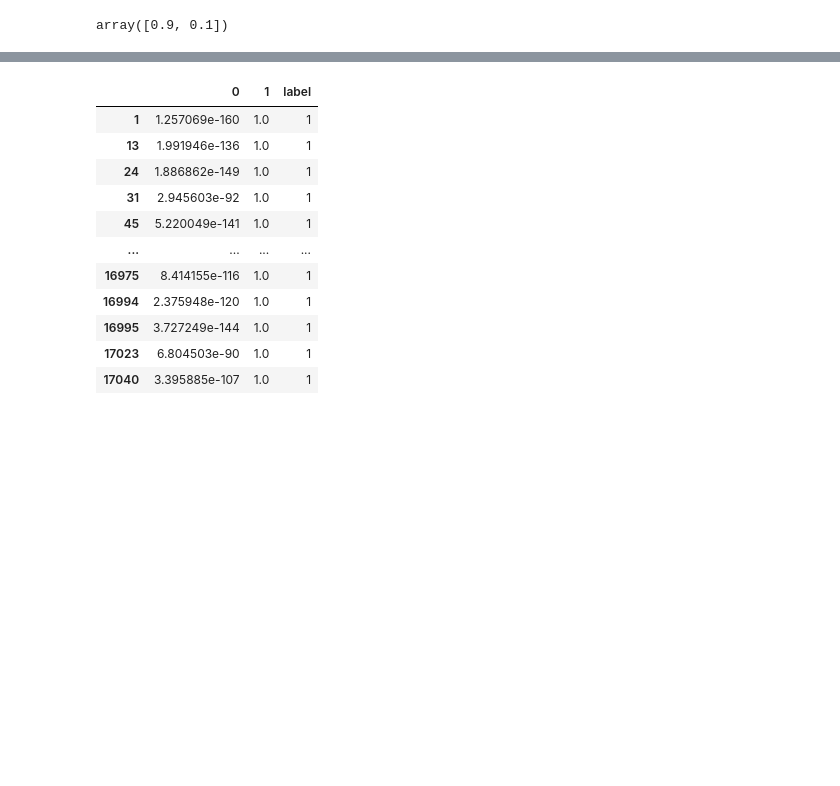
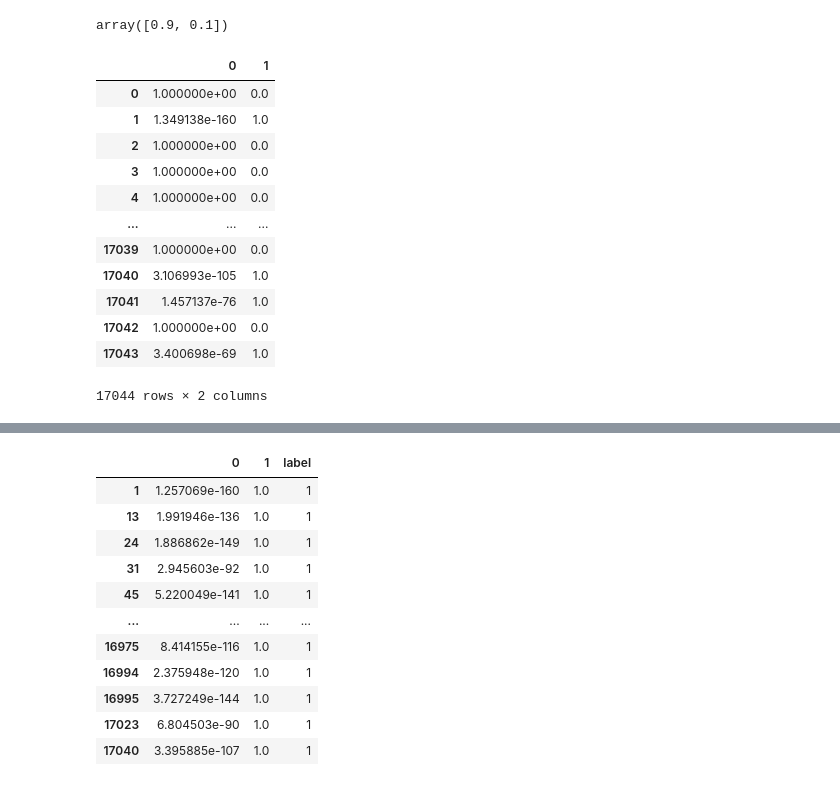
Before and after one commit to metalkutz/juanito_v2.0, a Jupyter notebook: mod_naiveBayes.ipynb, the cells around one changed output, grey strips where cells are left out. Drawn from its saved outputs; the diff is of its cells as text; code cells hidden in the pictures; blank space fills up the shorter version.

```diff
--- a/mod_naiveBayes.ipynb
+++ b/mod_naiveBayes.ipynb
@@ -50,7 +53,21 @@ gnb.class_prior_
 array([0.9, 0.1])
 # %%
 #Probabilidad que tiene cada licitación de pertenecer a cada clase
-prob= pd.DataFrame(gnb.predict_proba(X_test))
+pd.DataFrame(gnb.predict_proba(X_test))
+# %% [output]
+|  | 0 | 1 |
+| 0 | 1.000000e+00 | 0.0 |
+| 1 | 1.349138e-160 | 1.0 |
+| 2 | 1.000000e+00 | 0.0 |
+| 3 | 1.000000e+00 | 0.0 |
+| 4 | 1.000000e+00 | 0.0 |
+| ... | ... | ... |
+| 17039 | 1.000000e+00 | 0.0 |
+| 17040 | 3.106993e-105 | 1.0 |
+| 17041 | 1.457137e-76 | 1.0 |
+| 17042 | 1.000000e+00 | 0.0 |
+| 17043 | 3.400698e-69 | 1.0 |
+17044 rows × 2 columns
 # %%
 #Creamos un df de nuestro Y_test, reseteamos index para cuando al concatenarlo no nos arroje NANs
 y_real= pd.DataFrame(y_test).reset_index()
```
Also changed, not shown: parts of 10 cells of this notebook.
